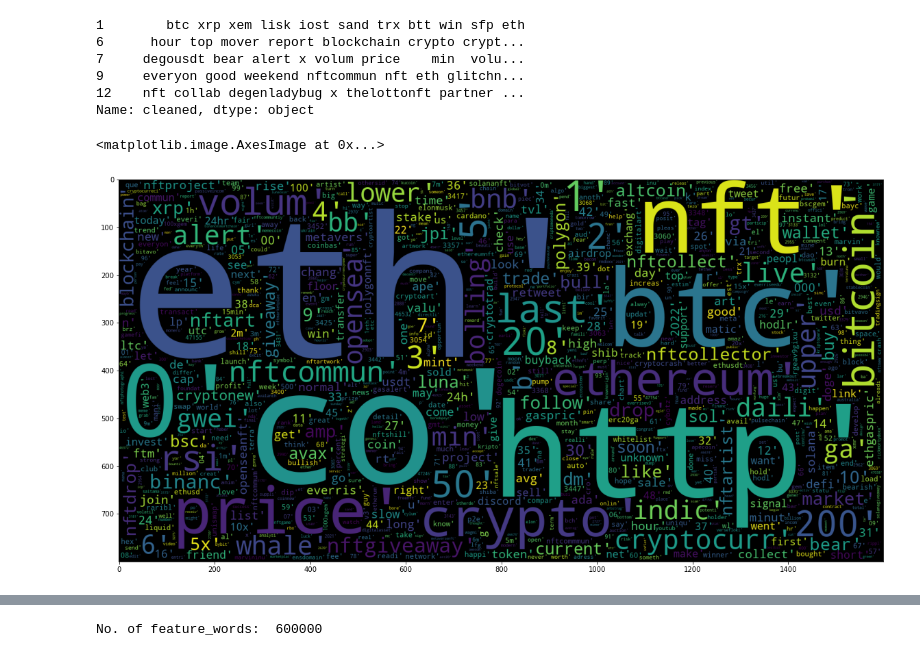
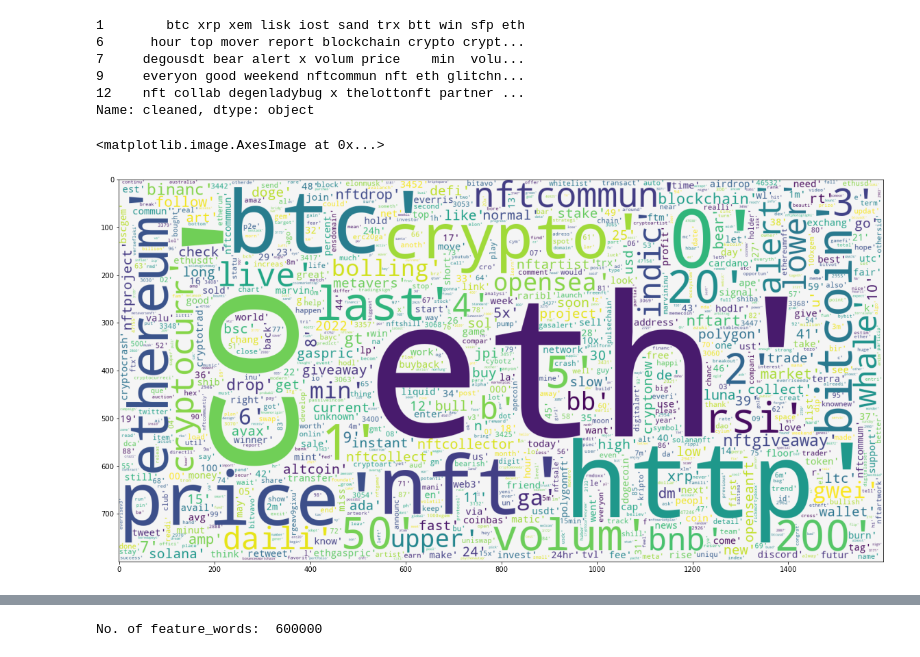
Before and after one commit to Ashlynbh/Crypto_Sentiment_Project, a Jupyter notebook: Ethereum_ML.ipynb, the cells around one changed output, grey strips where cells are left out. Cells and saved outputs as stored; diff of their text form; code cells hidden in the pictures.

```diff
--- a/Ethereum_ML.ipynb
+++ b/Ethereum_ML.ipynb
@@ -552,10 +463,10 @@ y=dataset.sentiment
 # %%
 data_neg = data['cleaned'][:800000]
 plt.figure(figsize = (20,20))
 wc = WordCloud(max_words = 1000 , width = 1600 , height = 800,
-               collocations=False).generate(" ".join(data_neg))
+               collocations=False, background_color = "whitesmoke").generate(" ".join(data_neg))
 plt.imshow(wc)
 # %% [output]
 <matplotlib.image.AxesImage at 0x...>
-[figure, old version]
+[figure, new version]
 # %%
```
Also changed, not shown: parts of 18 cells of this notebook, 1 other file.
